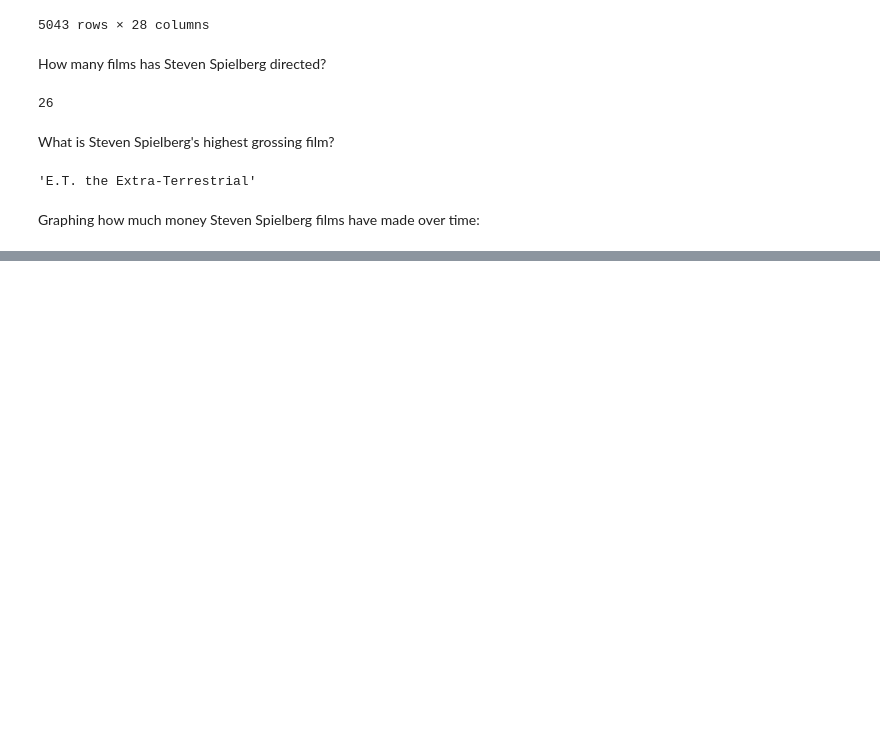
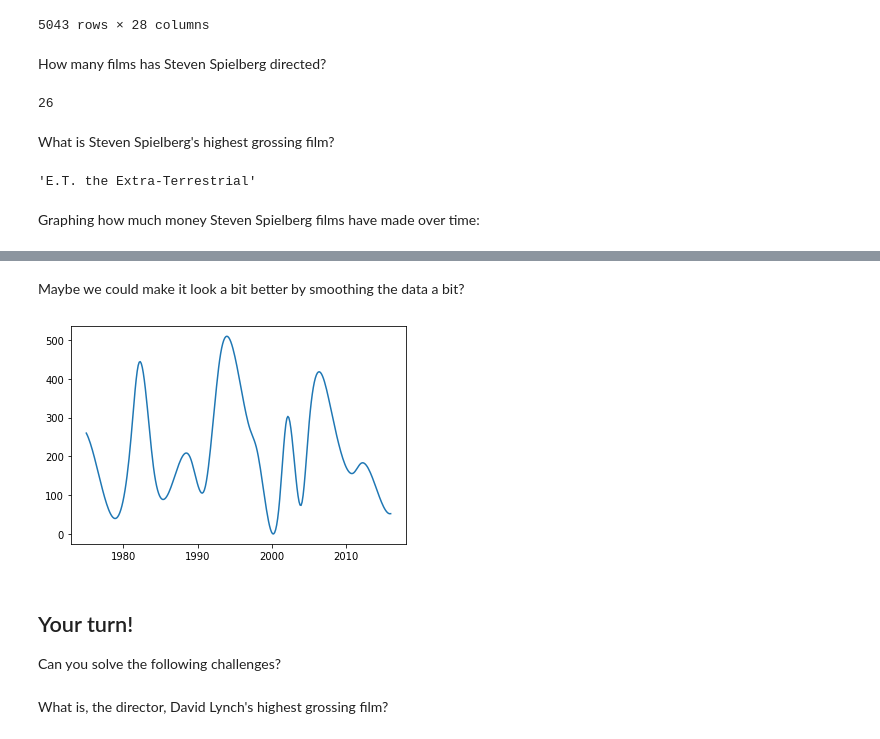
Before and after one commit to jonathanfrawley/data_analysis_and_machine_learning_course, a Jupyter notebook: src/analysis_example.ipynb, the cells around one changed output, grey strips where cells are left out. Cells and saved outputs as stored; diff of their text form; code cells hidden in the pictures; blank space fills up the shorter version.

```diff
--- a/src/analysis_example.ipynb
+++ b/src/analysis_example.ipynb
@@ -69,0 +88,22 @@ spielberg_films.plot(x='title_year', y='gross', style='o')
+# %% [markdown]
+Maybe we could make it look a bit better by smoothing the data a bit?
+# %%
+from scipy.interpolate import make_interp_spline, BSpline
+import numpy as np
+
+x = spielberg_films_by_title_year.index.to_numpy()
+y = spielberg_films_by_title_year['gross'].to_numpy()
+
+xnew = np.linspace(x.min(), x.max(), 300)
+spl = make_interp_spline(x, y, k=3)  # type: BSpline
+power_smooth = spl(xnew)
+
+plt.plot(xnew, power_smooth)
+plt.show()
+# %% [output]
+[figure, added]
+# %% [markdown]
+## Your turn!
+Can you solve the following challenges?
+# %% [markdown]
+What is, the director, David Lynch's highest grossing film?
```
Also changed, not shown: parts of 7 cells of this notebook.
